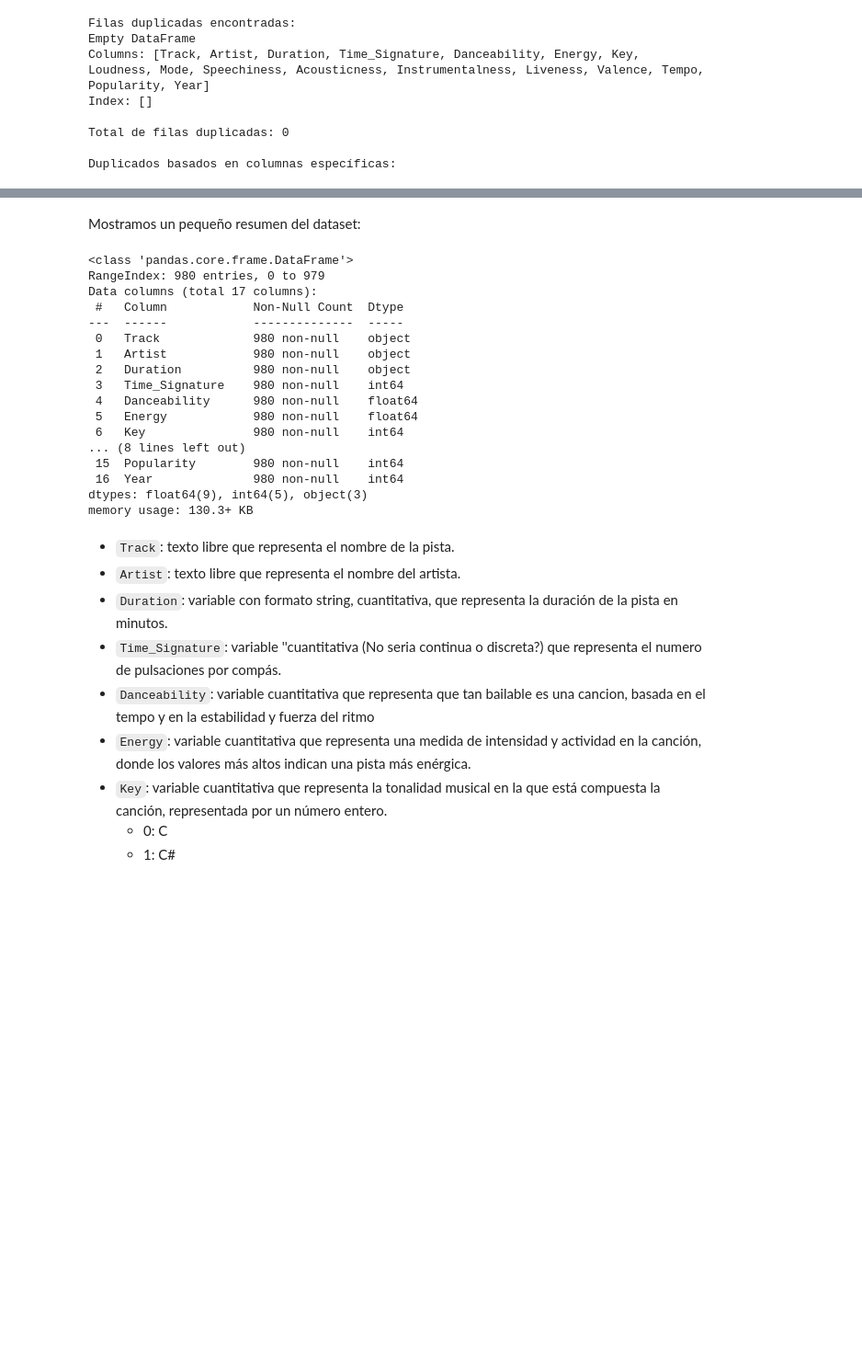
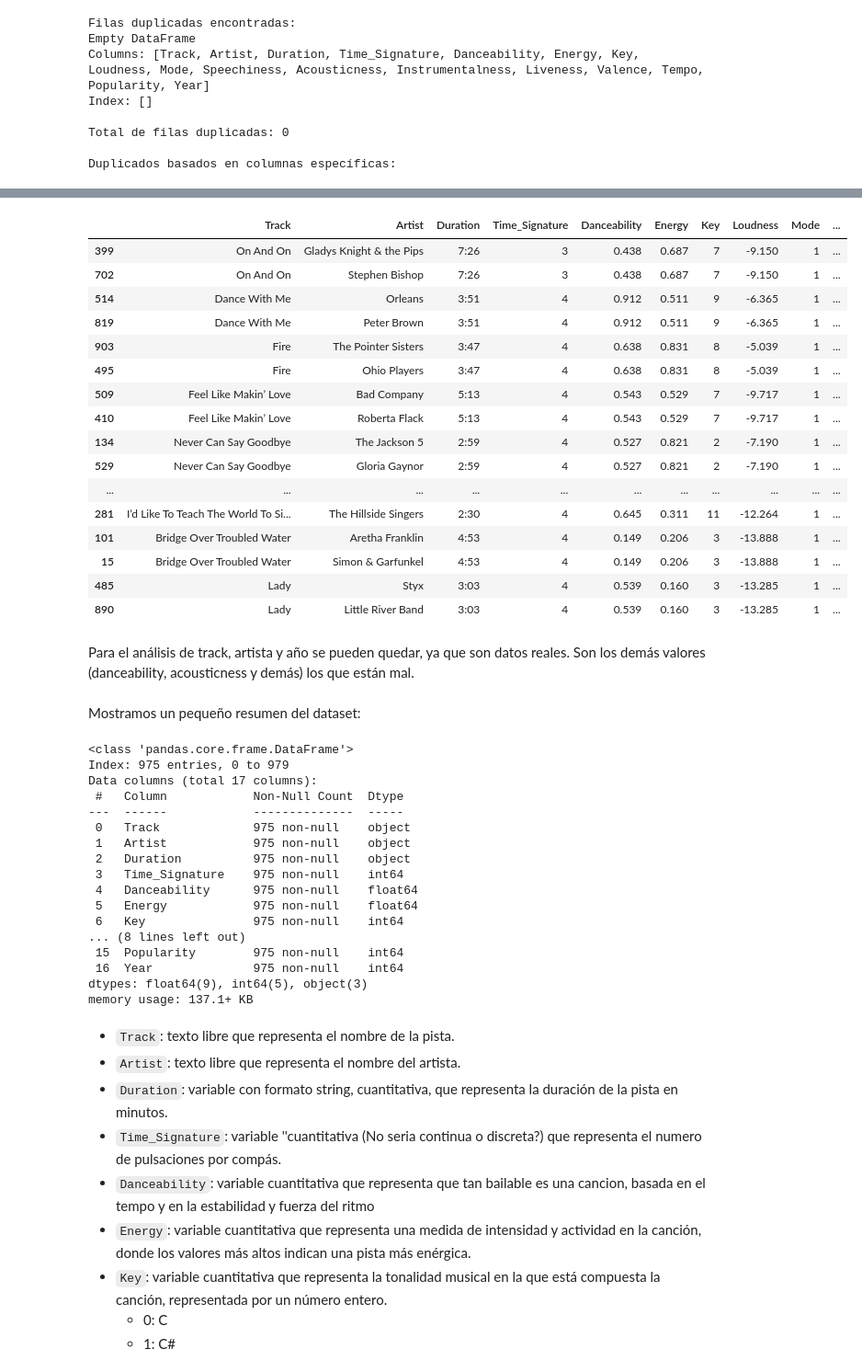
Before and after one commit to iroumec/TPE-FCD, a Jupyter notebook: Notebook.ipynb, the cells around one changed output, grey strips where cells are left out. Shown at 92% size. Drawn from its saved outputs; the diff is of its cells as text; code cells hidden in the pictures; blank space fills up the shorter version.

````diff
--- a/Notebook.ipynb
+++ b/Notebook.ipynb
@@ -64,25 +86,53 @@ Duplicados basados en columnas específicas:
+# %%
+# 3. Ver duplicados en base a columnas específicas (ejemplo: 'columna1' y 'columna2')
+# Modifica las columnas según sea necesario
+duplicados_por_columnas = copy_dataset.duplicated(subset=["Track"], keep=False)
+filas_duplicadas_columnas = copy_dataset[duplicados_por_columnas]
+filas_duplicadas_columnas = filas_duplicadas_columnas.sort_values("Acousticness")
+
+filas_duplicadas_columnas
+# %% [output]
+|  | Track | Artist | Duration | Time_Signature | Danceability | Energy | Key | Loudness | Mode | ... |
+| 399 | On And On | Gladys Knight & the Pips | 7:26 | 3 | 0.438 | 0.687 | 7 | -9.150 | 1 | ... |
+| 702 | On And On | Stephen Bishop | 7:26 | 3 | 0.438 | 0.687 | 7 | -9.150 | 1 | ... |
+| 514 | Dance With Me | Orleans | 3:51 | 4 | 0.912 | 0.511 | 9 | -6.365 | 1 | ... |
+| 819 | Dance With Me | Peter Brown | 3:51 | 4 | 0.912 | 0.511 | 9 | -6.365 | 1 | ... |
+| 903 | Fire | The Pointer Sisters | 3:47 | 4 | 0.638 | 0.831 | 8 | -5.039 | 1 | ... |
+| 495 | Fire | Ohio Players | 3:47 | 4 | 0.638 | 0.831 | 8 | -5.039 | 1 | ... |
+| 509 | Feel Like Makin’ Love | Bad Company | 5:13 | 4 | 0.543 | 0.529 | 7 | -9.717 | 1 | ... |
+| 410 | Feel Like Makin’ Love | Roberta Flack | 5:13 | 4 | 0.543 | 0.529 | 7 | -9.717 | 1 | ... |
+| 134 | Never Can Say Goodbye | The Jackson 5 | 2:59 | 4 | 0.527 | 0.821 | 2 | -7.190 | 1 | ... |
+| 529 | Never Can Say Goodbye | Gloria Gaynor | 2:59 | 4 | 0.527 | 0.821 | 2 | -7.190 | 1 | ... |
+| ... | ... | ... | ... | ... | ... | ... | ... | ... | ... | ... |
+| 281 | I’d Like To Teach The World To Si... | The Hillside Singers | 2:30 | 4 | 0.645 | 0.311 | 11 | -12.264 | 1 | ... |
+| 101 | Bridge Over Troubled Water | Aretha Franklin | 4:53 | 4 | 0.149 | 0.206 | 3 | -13.888 | 1 | ... |
+| 15 | Bridge Over Troubled Water | Simon & Garfunkel | 4:53 | 4 | 0.149 | 0.206 | 3 | -13.888 | 1 | ... |
+| 485 | Lady | Styx | 3:03 | 4 | 0.539 | 0.160 | 3 | -13.285 | 1 | ... |
+| 890 | Lady | Little River Band | 3:03 | 4 | 0.539 | 0.160 | 3 | -13.285 | 1 | ... |
+# %% [markdown]
+Para el análisis de track, artista y año se pueden quedar, ya que son datos reales. Son los demás valores (danceability, acousticness y demás) los que están mal.
 # %% [markdown]
 Mostramos un pequeño resumen del dataset:
 # %%
-raw_dataset.info()
+copy_dataset.info()
 # %% [output]
 <class 'pandas.core.frame.DataFrame'>
-RangeIndex: 980 entries, 0 to 979
+Index: 975 entries, 0 to 979
 Data columns (total 17 columns):
  #   Column            Non-Null Count  Dtype
 ---  ------            --------------  -----
- 0   Track             980 non-null    object
- 1   Artist            980 non-null    object
- 2   Duration          980 non-null    object
- 3   Time_Signature    980 non-null    int64
- 4   Danceability      980 non-null    float64
- 5   Energy            980 non-null    float64
- 6   Key               980 non-null    int64
+ 0   Track             975 non-null    object
+ 1   Artist            975 non-null    object
+ 2   Duration          975 non-null    object
+ 3   Time_Signature    975 non-null    int64
+ 4   Danceability      975 non-null    float64
+ 5   Energy            975 non-null    float64
+ 6   Key               975 non-null    int64
 ... (8 lines left out)
- 15  Popularity        980 non-null    int64
- 16  Year              980 non-null    int64
+ 15  Popularity        975 non-null    int64
+ 16  Year              975 non-null    int64
 dtypes: float64(9), int64(5), object(3)
-memory usage: 130.3+ KB
+memory usage: 137.1+ KB
 # %% [markdown]
 - ```Track```: texto libre que representa el nombre de la pista.
 - ```Artist```: texto libre que representa el nombre del artista.
````
Also changed, not shown: parts of 22 cells of this notebook, 3 other files.
